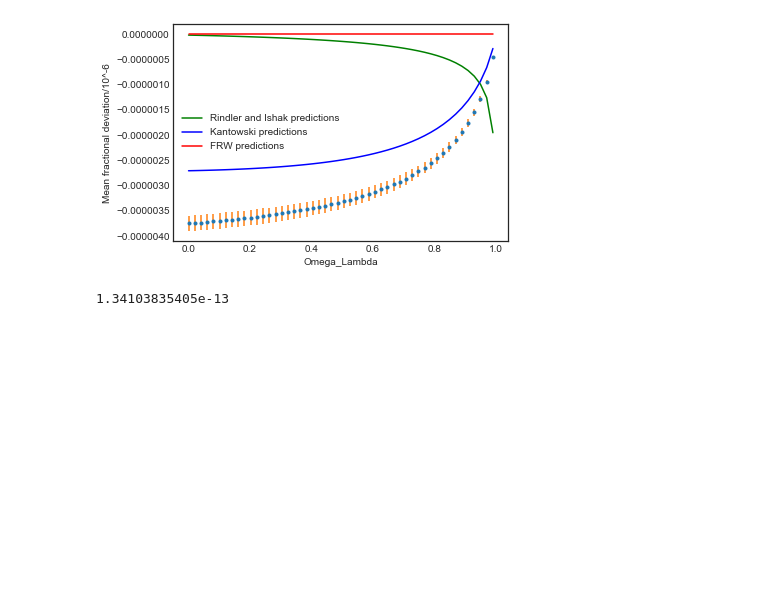
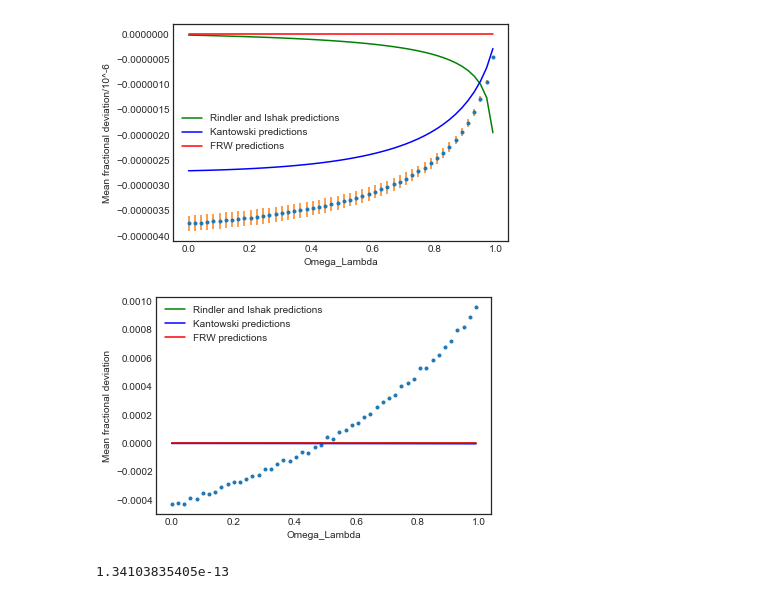
Before and after one commit to lingxz/lightbending, a Jupyter notebook: diff_lambdas_new.ipynb, the cells around one changed output. Drawn from its saved outputs; the diff is of its cells as text; code cells hidden in the pictures; blank space fills up the shorter version.

```diff
--- a/diff_lambdas_new.ipynb
+++ b/diff_lambdas_new.ipynb
@@ -177,6 +178,13 @@ from util import plot_alphas
 plot_alphas('data/half_analytical_const_lensz.csv', plot_ishak=True, plot_kantowski=True)
 # %% [output]
 [figure]
+# %%
+import importlib
+importlib.reload(util)
+from util import plot_rs
+plot_rs('data/curved.csv', plot_ishak=True, plot_kantowski=True)
+# %% [output]
+[figure, added]
 # %%
 df_steps = pd.read_csv('data/half_analytical_steps.csv')
 plt.plot(df_steps.step, df_steps.alphas, 'o')
```
Also changed, not shown: parts of 1 cell of this notebook, 41 other files.
